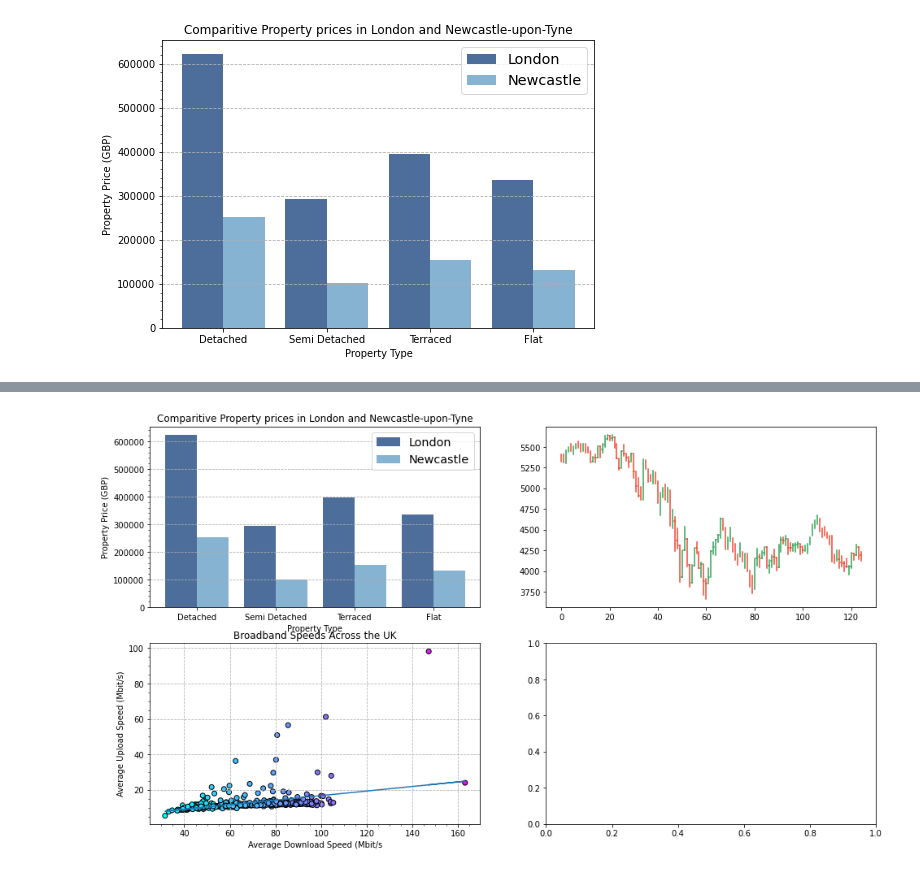
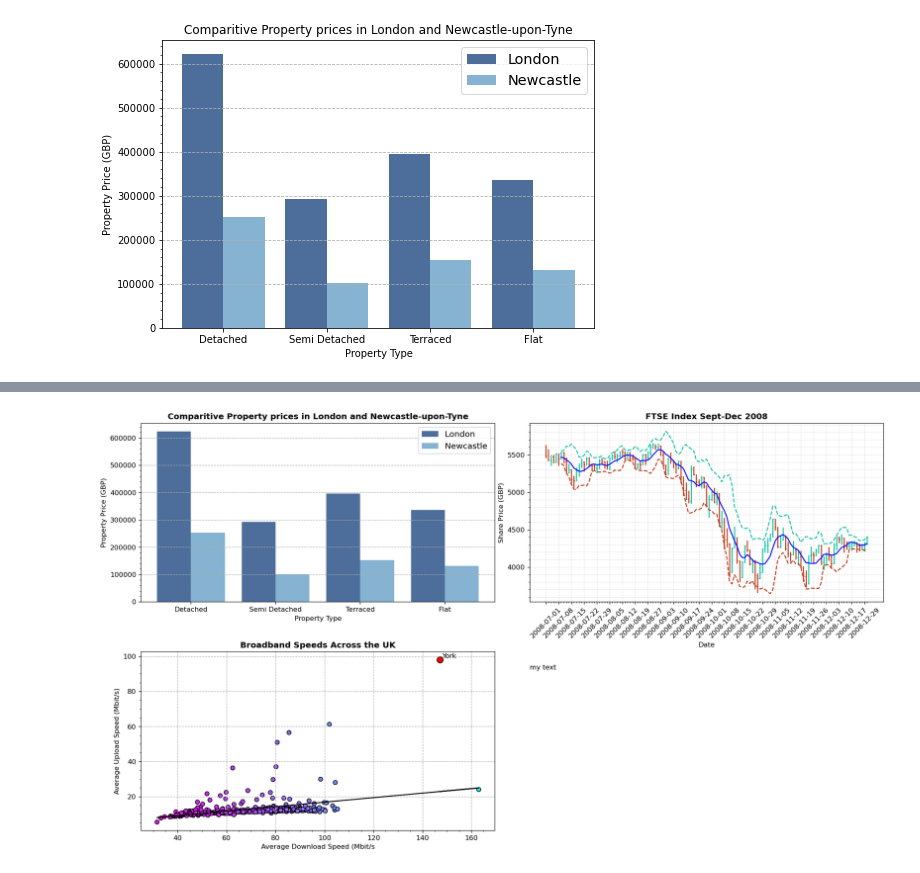
Before and after one commit to sarahj0/data-visualisation, a Jupyter notebook: DataVisualisation.ipynb, the cells around one changed output, grey strips where cells are left out. Cells and saved outputs as stored; diff of their text form; code cells hidden in the pictures.

```diff
--- a/DataVisualisation.ipynb
+++ b/DataVisualisation.ipynb
@@ -125,36 +127,62 @@ plt.savefig('plot.png', dpi=300, bbox_inches='tight')
 # %%
 cm = 1/2.54
-fig, ax = plt.subplots(2,2, figsize=(16,9))
+fig, ax = plt.subplots(2,2, figsize=(16,9), dpi=120)
 
 ax[0,0].bar(x=x_axisL, height=y_axisL, width=-0.4, data=dfLondon, align='edge', label='London', color='#4d6d9a')
 ax[0,0].bar(x=x_axisN, height=y_axisN, width=0.4, data=dfNewc, align='edge', label='Newcastle', color='#86b3d1')
-ax[0,0].set_title('Comparitive Property prices in London and Newcastle-upon-Tyne')
+ax[0,0].set_title('Comparitive Property prices in London and Newcastle-upon-Tyne', fontweight='bold')
 ax[0,0].set_ylabel('Property Price (GBP)')
 ax[0,0].set_xlabel('Property Type')
 ax[0,0].grid(axis='y', linestyle='--')
-ax[0,0].legend(fontsize='x-large')
+ax[0,0].legend(fontsize='large')
 ax[0,0].yaxis.set_minor_locator(tck.AutoMinorLocator())
 ax[0,0].set_xticks([0,1,2,3])
 ax[0,0].set_xticklabels(['Detached', 'Semi Detached', 'Terraced', 'Flat'])
 
-ax[1,0].scatter(x=x_axisSc, y=y_axisSc, c=x_axisSc, cmap="cool", edgecolors='black')
-ax[1,0].plot(dfSc['averageDown'], m*dfSc['averageDown'] + b)
-ax[1,0].set_title('Broadband Speeds Across the UK')
+
+
+
+ax[1,0].scatter(x=x_axisSc, y=y_axisSc, c=x_axisSc, cmap="cool_r", edgecolors='black')
+ax[1,0].plot(dfSc['averageDown'], m*dfSc['averageDown'] + b, color='black')
+ax[1,0].set_title('Broadband Speeds Across the UK', fontweight='bold')
 ax[1,0].set_ylabel('Average Upload Speed (Mbit/s)')
 ax[1,0].set_xlabel('Average Download Speed (Mbit/s')
 ax[1,0].grid(linestyle='--')
 ax[1,0].xaxis.set_minor_locator(tck.AutoMinorLocator())
 ax[1,0].yaxis.set_minor_locator(tck.AutoMinorLocator())
 ## need to add annotation showing outlier (York) and correlation coefficient
+#original x and y is 147.1 and 98.1
+ax[1,0].text(148,99, 'York')
+ax[1,0].scatter(147.1,98.1, color='red', s=80, edgecolors='black')
+
 
 for i, val in df.iterrows():
-    color = '#2CA453'
-    if val['Open'] > val['Close']: color= '#F04730'
+    color = '#08c1a2'
+    if val['Open'] > val['Close']: color= '#be3614'
     ax[0,1].plot([x[i], x[i]], [val['Low'], val['High']], color=color)
     ax[0,1].plot([x[i], x[i]-0.1], [val['Open'], val['Open']], color=color)
     ax[0,1].plot([x[i], x[i]+0.1], [val['Close'], val['Close']], color=color)
+ax[0,1].set_title('FTSE Index Sept-Dec 2008', fontweight='bold')
+ax[0,1].set_xticks(ticks=x[::5])
+ax[0,1].set_xticklabels(df.date.dt.date[::5], rotation=45)
+ax[0,1].set_xticks(x, minor=True)
+ax[0,1].set_ylabel('Share Price (GBP)')
+ax[0,1].set_xlabel('Date')
+ax[0,1].grid(color='black', linestyle='dashed', which='major', alpha=0.1)
+ax[0,1].yaxis.set_minor_locator(tck.AutoMinorLocator())
+ax[0,1].yaxis.grid(color='black', linestyle='dashed', which='minor', alpha=0.1)
+
+ax[0,1].plot(x, sma, color='blue')
+
+ax[0,1].plot(x , bollUp, linestyle="dashed", c="#08c1a2")
+ax[0,1].plot(x , bollDown, linestyle="dashed", c="#be3614")
 
 
+ax[1, 1].set_axis_off()
+ax[1, 1].text(0, 0.9, 'my text')
+
+
+fig.tight_layout(pad=0.5)
 plt.show()
 # %% [output]
-[figure, old version]
+[figure, new version]
```
Also changed, not shown: parts of 1 cell of this notebook.
